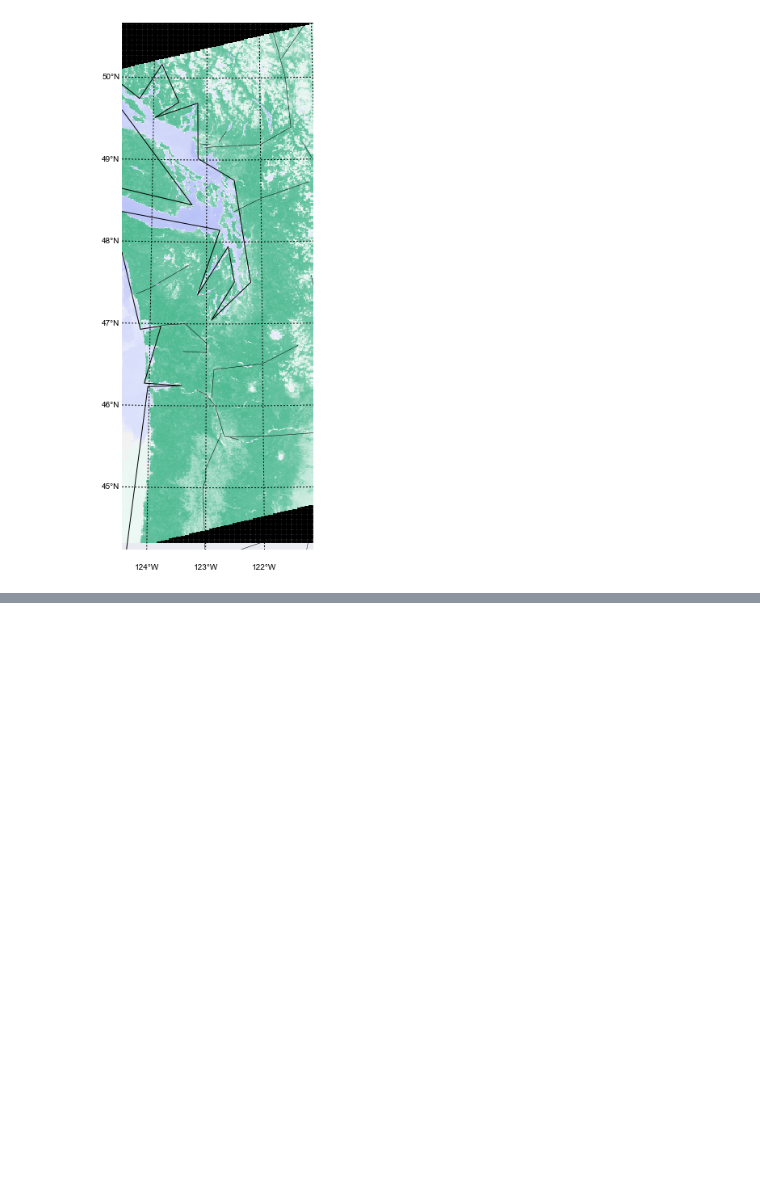
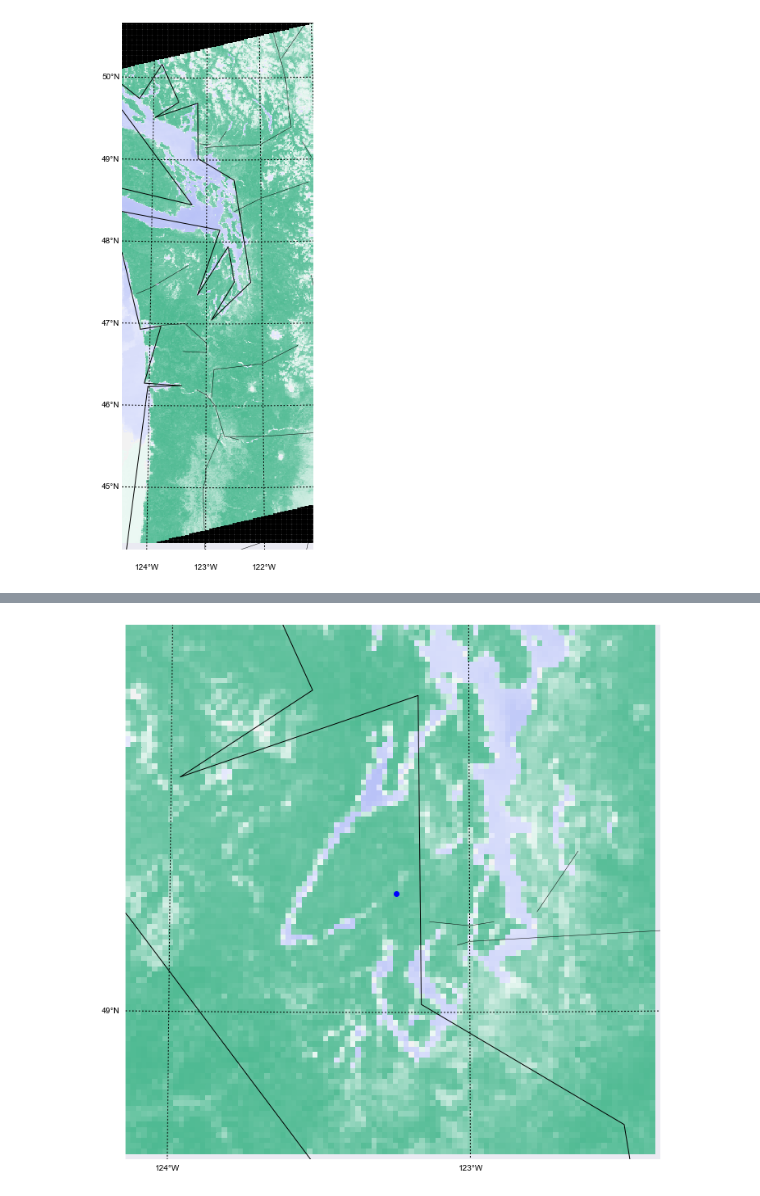
Before and after one commit to phaustin/e582, a Jupyter notebook: notebooks/warp_image.ipynb, the cells around one changed output, grey strips where cells are left out. Saved outputs shown, nothing was run; the diff lists cells and outputs as text; code cells hidden in the pictures; blank space fills up the shorter version.

```diff
--- a/notebooks/warp_image.ipynb
+++ b/notebooks/warp_image.ipynb
@@ -176,0 +210,2 @@ bmap.drawrivers();
+# %%
+new_proj=pyproj.Proj(dest_crs)
@@ -176,0 +229,33 @@ bmap.drawrivers();
+# %%
+plt.close('all')
+numrows=100
+numcols=100
+ll_dict,xy_dict,slice_dict=get_corners_centered(numrows,numcols,new_proj,transform_out)
+new_basemap_args={k:basemap_args[k] for k in ['projection','rsphere']}
+new_basemap_args.update(ll_dict)
+fig,ax = plt.subplots(1,1,figsize=(12,12))
+new_basemap_args['ax']=ax
+new_basemap_args['resolution']='c'
+new_bmap = Basemap(**new_basemap_args)
+height,width=new_ndvi.shape
+ur_row=0
+ll_row=height
+ll_col=0
+ur_col=width
+xvals,yvals = make_basemap_xy(ur_row,ll_row,ll_col,ur_col,new_bmap,transform_out)
+row_slice,col_slice=slice_dict['row_slice'],slice_dict['col_slice']
+xvals_s,yvals_s,ndvi_s = xvals[row_slice,col_slice],yvals[row_slice,col_slice],new_ndvi[row_slice,col_slice]
+col=new_bmap.pcolormesh(xvals_s,yvals_s,ndvi_s,cmap=cmap,norm=the_norm)
+x0,y0 = new_bmap(ulon_0,ulat_0)
+new_bmap.plot(x0,y0,'bo')
+lat_sep,lon_sep= 1,1
+parallels = np.arange(44, 51, lat_sep)
+meridians = np.arange(-127,-118, lon_sep)
+new_bmap.drawparallels(parallels, labels=[1, 0, 0, 0],
+                        fontsize=10, latmax=90)
+new_bmap.drawmeridians(meridians, labels=[0, 0, 0, 1],
+                       fontsize=10, latmax=90);
+new_bmap.drawcoastlines();
+new_bmap.drawrivers();
+# %% [output]
+[figure, added]
```
Also changed, not shown: parts of 10 cells of this notebook, 3 other files.
